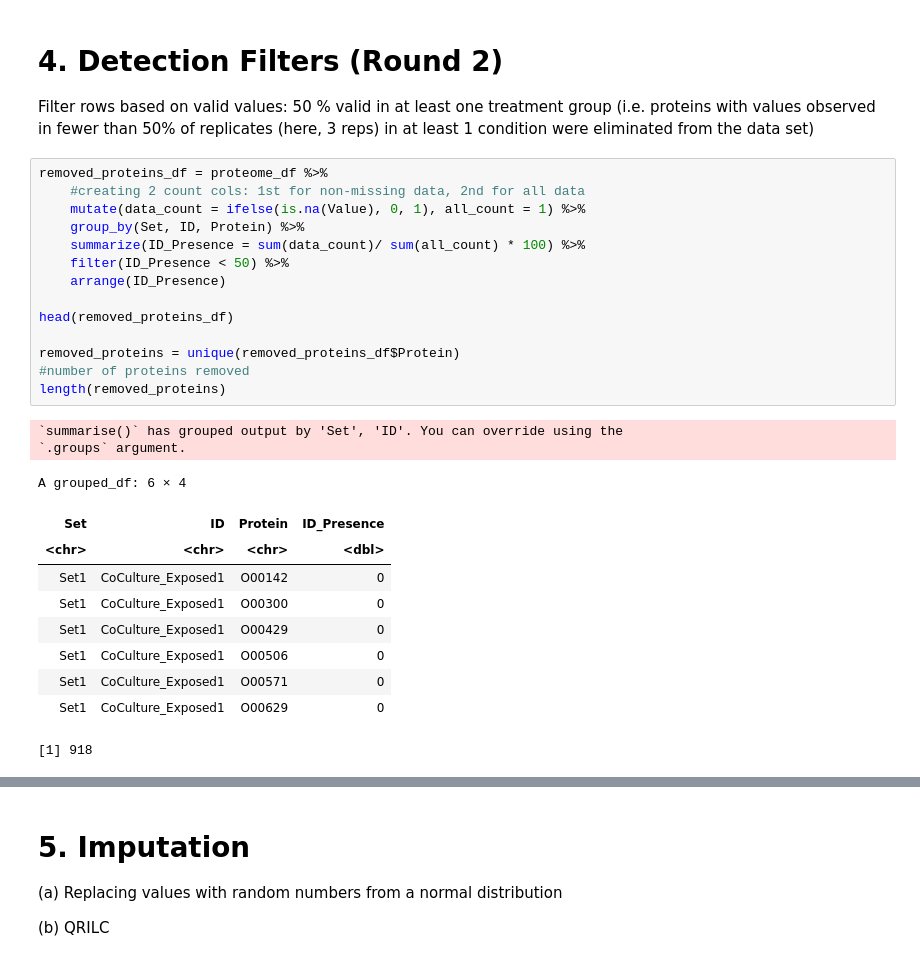
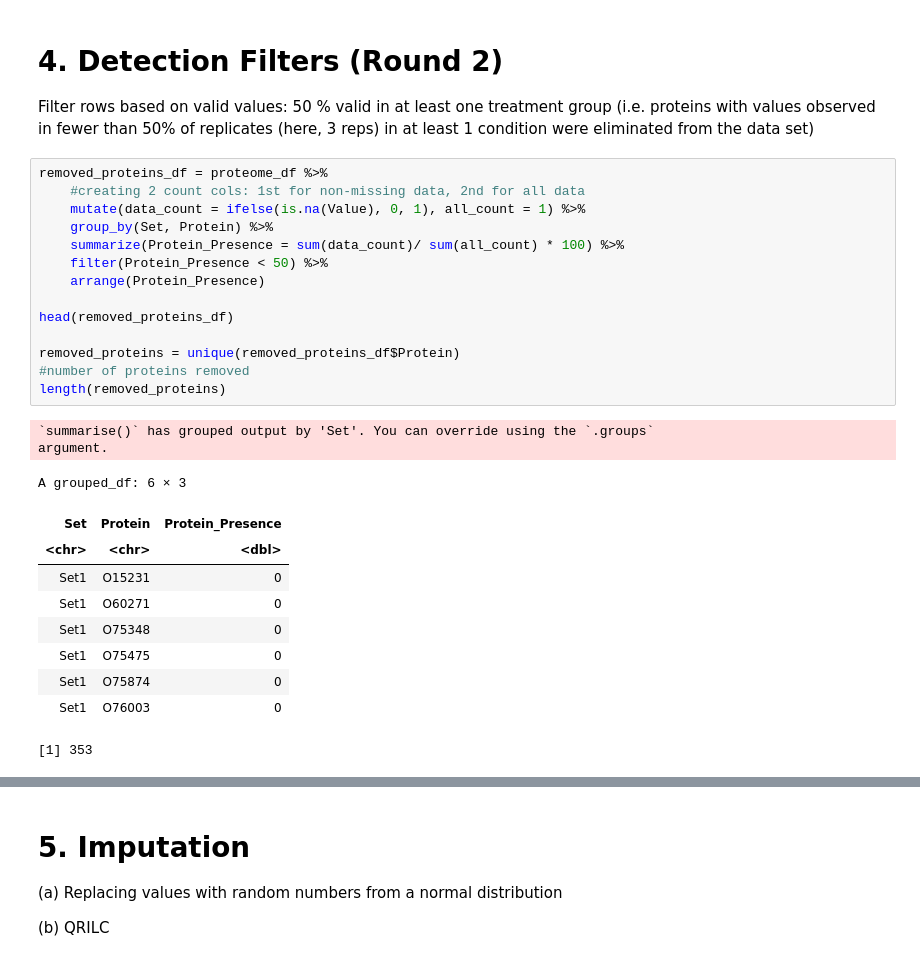
Before and after one commit to alexispayton/Wildfires-and-Extracellular-Vesicles-EVs-Woodsmoke-Alters-EV-Proteomic-Signatures-involved-in-Ext, a Jupyter notebook: 3. Data Pre-processing/Data Pre-processing.ipynb, the cells around one changed output, grey strips where cells are left out. Cells and saved outputs as stored; diff of their text form.

```diff
--- a/3. Data Pre-processing/Data Pre-processing.ipynb
+++ b/3. Data Pre-processing/Data Pre-processing.ipynb
@@ -165,28 +187,28 @@ Filter rows based on valid values: 50 % valid in at least one treatment group (i
 # %%
 removed_proteins_df = proteome_df %>%
     #creating 2 count cols: 1st for non-missing data, 2nd for all data
     mutate(data_count = ifelse(is.na(Value), 0, 1), all_count = 1) %>%
-    group_by(Set, ID, Protein) %>%
-    summarize(ID_Presence = sum(data_count)/ sum(all_count) * 100) %>%
-    filter(ID_Presence < 50) %>%
-    arrange(ID_Presence)
+    group_by(Set, Protein) %>%
+    summarize(Protein_Presence = sum(data_count)/ sum(all_count) * 100) %>%
+    filter(Protein_Presence < 50) %>%
+    arrange(Protein_Presence)
 
 head(removed_proteins_df)
 
 removed_proteins = unique(removed_proteins_df$Protein)
 #number of proteins removed
 length(removed_proteins)
 # %% [output]
-`summarise()` has grouped output by 'Set', 'ID'. You can override using the
-`.groups` argument.
+`summarise()` has grouped output by 'Set'. You can override using the `.groups`
+argument.
-A grouped_df: 6 × 4
+A grouped_df: 6 × 3
-| Set | ID | Protein | ID_Presence |
-| <chr> | <chr> | <chr> | <dbl> |
-| Set1 | CoCulture_Exposed1 | O00142 | 0 |
-| Set1 | CoCulture_Exposed1 | O00300 | 0 |
-| Set1 | CoCulture_Exposed1 | O00429 | 0 |
-| Set1 | CoCulture_Exposed1 | O00506 | 0 |
-| Set1 | CoCulture_Exposed1 | O00571 | 0 |
-| Set1 | CoCulture_Exposed1 | O00629 | 0 |
+| Set | Protein | Protein_Presence |
+| <chr> | <chr> | <dbl> |
+| Set1 | O15231 | 0 |
+| Set1 | O60271 | 0 |
+| Set1 | O75348 | 0 |
+| Set1 | O75475 | 0 |
+| Set1 | O75874 | 0 |
+| Set1 | O76003 | 0 |
-[1] 918
+[1] 353
 # %%
```
Also changed, not shown: parts of 7 cells of this notebook.
